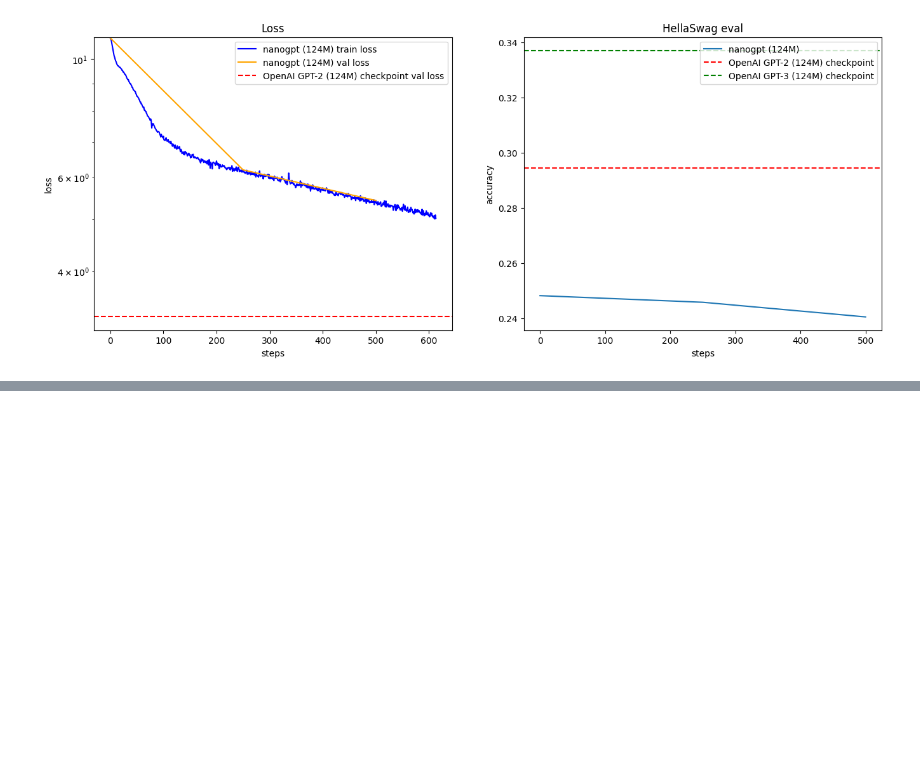
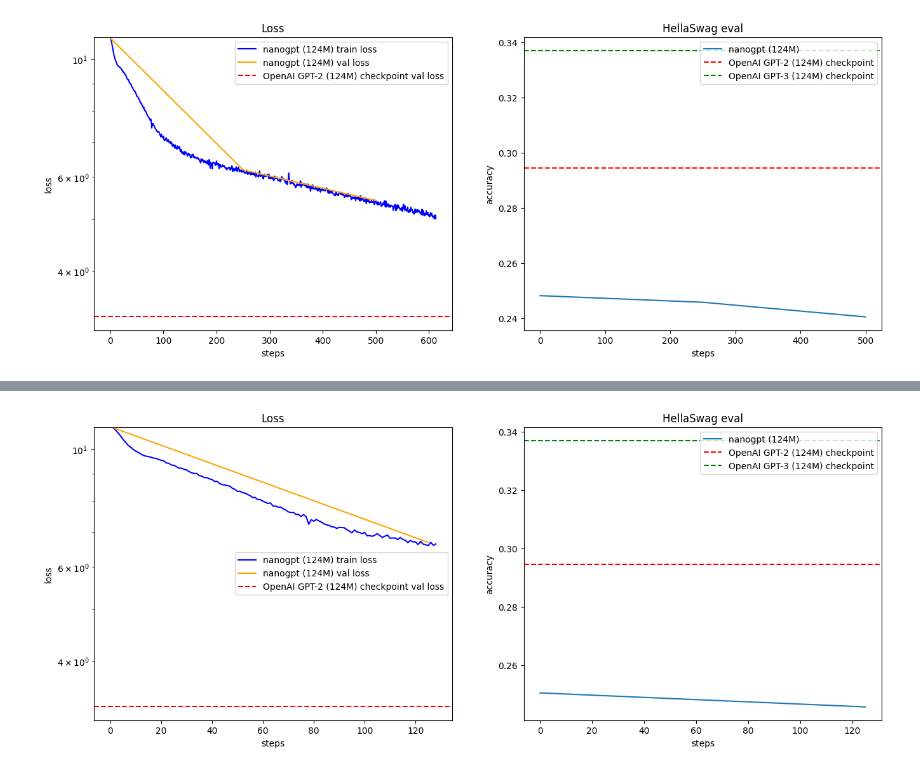
Before and after one commit to sushantkumar23/microlm, a Jupyter notebook: Loss_Plot.ipynb, the cells around one changed output, grey strips where cells are left out. Saved outputs shown, nothing was run; the diff lists cells and outputs as text; code cells hidden in the pictures; blank space fills up the shorter version.

```diff
--- a/Loss_Plot.ipynb
+++ b/Loss_Plot.ipynb
@@ -91,0 +100,4 @@ Max Hellaswag eval: 0.2482
+# %%
+# Trapezoidal Loss Curve
+plot_logfile("log/log_2024-11-28T00:28:00.txt")
+# %% [output]
@@ -91,0 +107 @@ Max Hellaswag eval: 0.2482
+[figure, added]
```
Also changed, not shown: parts of 2 cells of this notebook, 2 other files.
